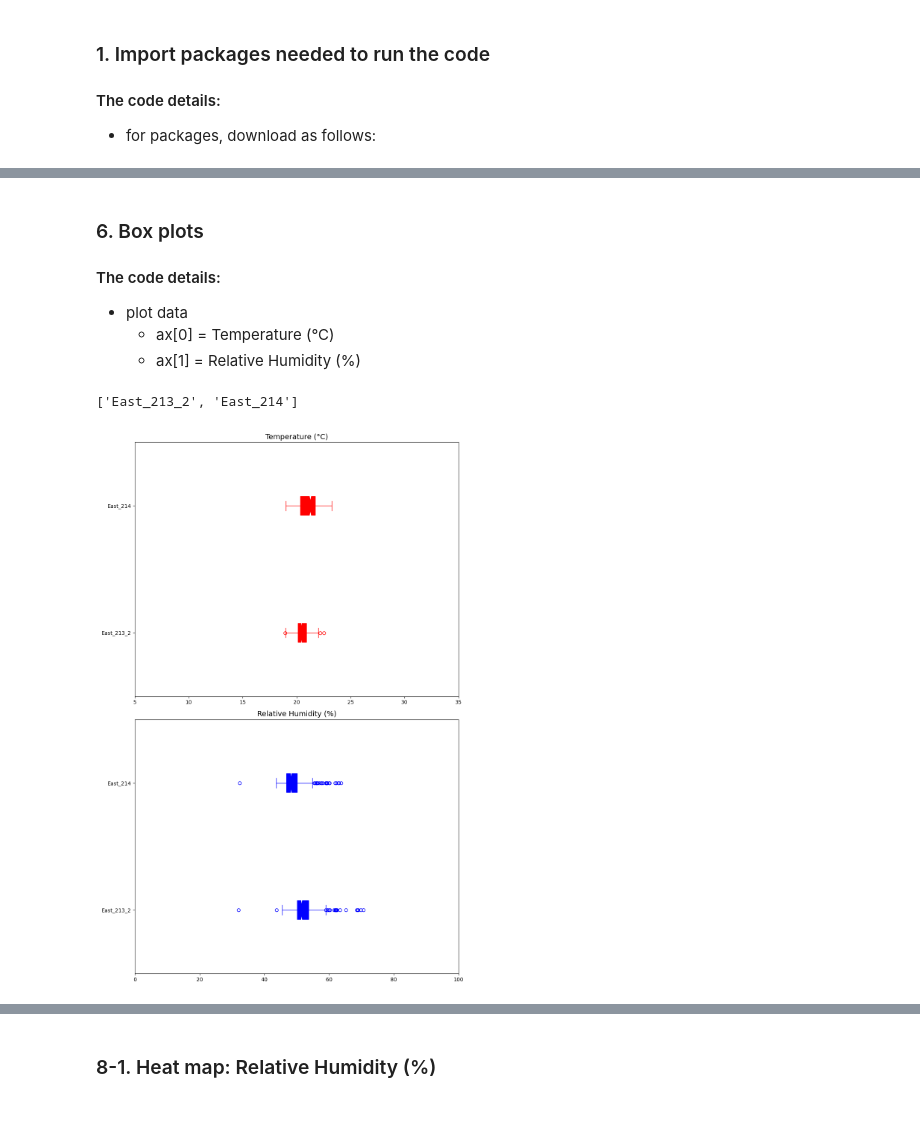
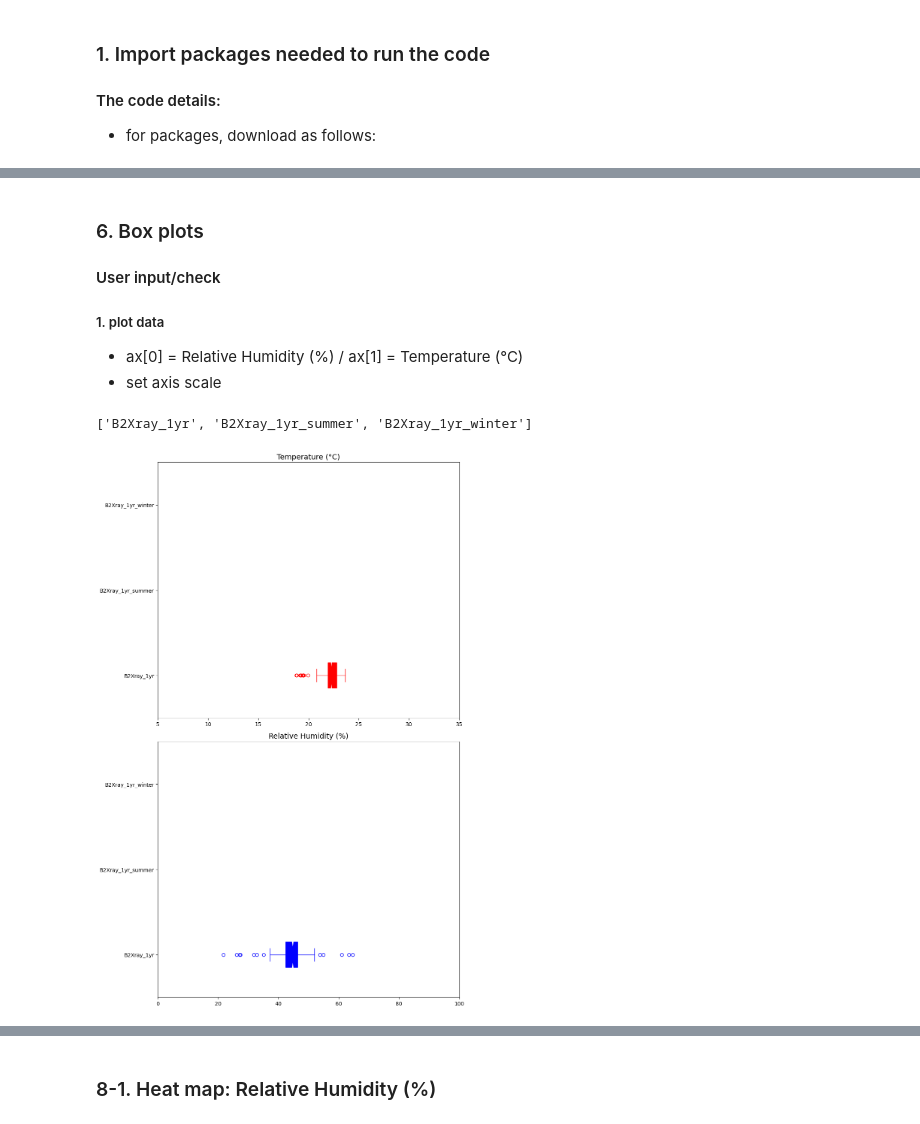
Before and after one commit to MPlusConservation/EMS_Data, a Jupyter notebook: Hanwell_jk.ipynb, the cells around one changed output, grey strips where cells are left out. Saved outputs shown, nothing was run; the diff lists cells and outputs as text; code cells hidden in the pictures.

```diff
--- a/Hanwell_jk.ipynb
+++ b/Hanwell_jk.ipynb
@@ -205,9 +205,9 @@ interactive(children=(IntSlider(value=0, description='sensor', max=1), Output())
 # %% [markdown]
 ### 6. Box plots
-#### The code details:
-- plot data
-  - ax[0] = Temperature (°C)
-  - ax[1] = Relative Humidity (%)
+#### User input/check
+##### 1. plot data
+- ax[0] = Relative Humidity (%) / ax[1] = Temperature (°C)
+- set axis scale
 # %%
 # Temperature (°C)
 
@@ -225,7 +225,7 @@ data_temp = data_temp.to_numpy()
 f2, ax = plt.subplots(2,1,figsize=(10,15),sharex=False)
 ax[0].axes.get_xaxis().set_visible(True)
 ax[0].axes.get_yaxis().set_visible(True)
-c = "red"++
+c = "red"
 ax[0].boxplot(data_temp, patch_artist = True,
                 notch ='True', vert = 0,
                 boxprops=dict(facecolor=c, color=c),
@@ -235,40 +235,42 @@ ax[0].boxplot(data_temp, patch_artist = True,
                 medianprops=dict(color=c))
 ax[0].set_yticklabels(names)
 ax[0].set_title("Temperature (°C)", size = 14)
+#user input for x axis
 ax[0].set_xlim([5,35])
 
 
 # Relative Humidity (%)
 
 data_RH = []
 data_RH = pd.DataFrame(data_RH)
 
 i = 0
 for name in names:
     data_RH[name] = dfs[i].set_index('DateTime').resample(num_samp).mean().reset_index().RH
     i = i + 1
 
 data_rh = data_RH.to_numpy()
 
 ax[1].axes.get_xaxis().set_visible(True) #set X axis
 ax[1].axes.get_yaxis().set_visible(True) #set Y axis
 c = "blue"
 ax[1].boxplot(data_rh, patch_artist = True,
                 notch ='True', vert = False,
                 boxprops=dict(facecolor=c, color=c),
                 capprops=dict(color=c),
                 whiskerprops=dict(color=c),
                 flierprops=dict(color=c, markeredgecolor=c),
                 medianprops=dict(color=c))
 ax[1].set_yticklabels(names)
 ax[1].set_title("Relative Humidity (%)", size = 14)
+#user input for x axis
 ax[1].set_xlim([0,100])
 
 f2.tight_layout()
 plt.show()
 f2.savefig('Boxplot')
 # %% [output]
-['East_213_2', 'East_214']
+['B2Xray_1yr', 'B2Xray_1yr_summer', 'B2Xray_1yr_winter']
-[figure, old version]
+[figure, new version]
 # %% [markdown]
 ### 7. Psychrometric chart
```
Also changed, not shown: parts of 12 cells of this notebook.
